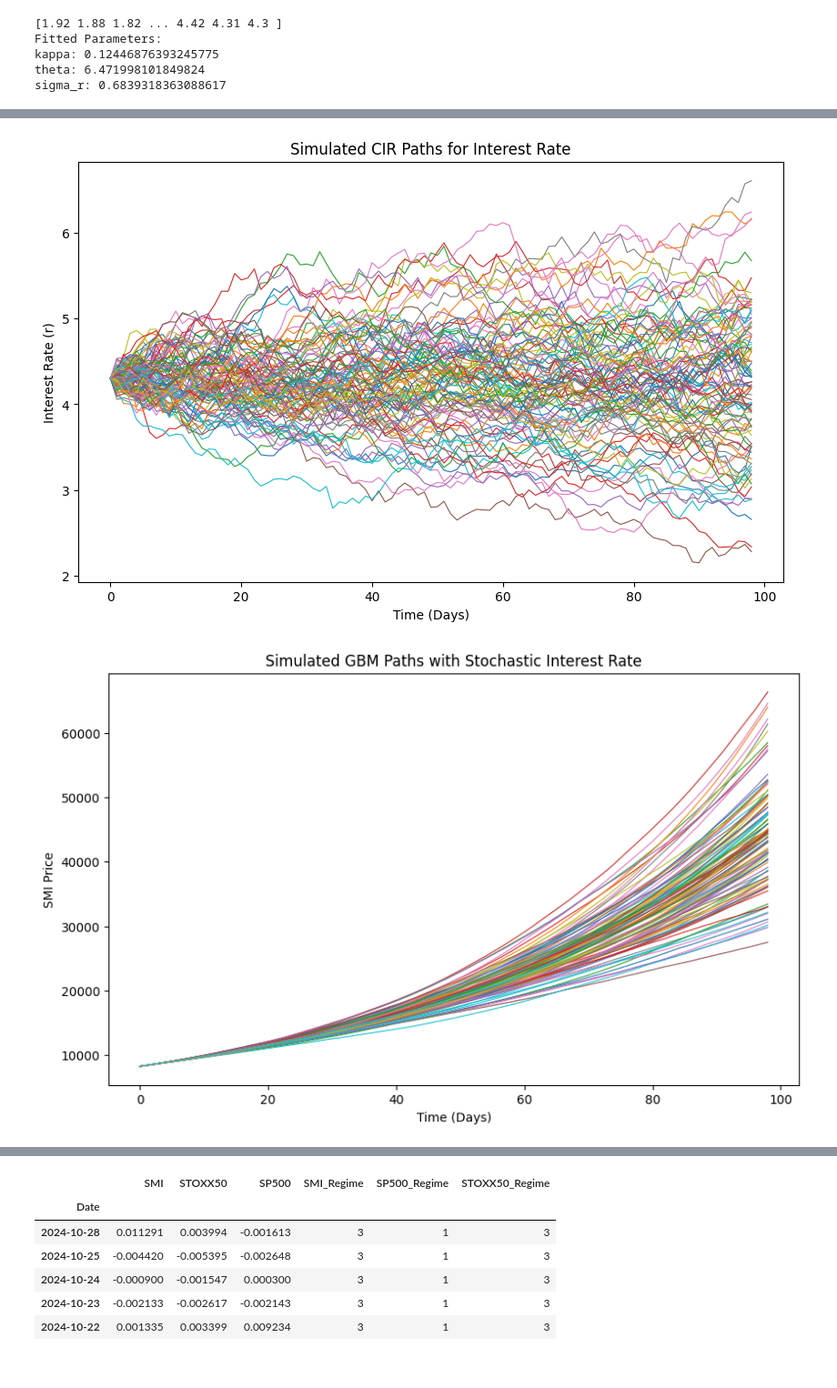
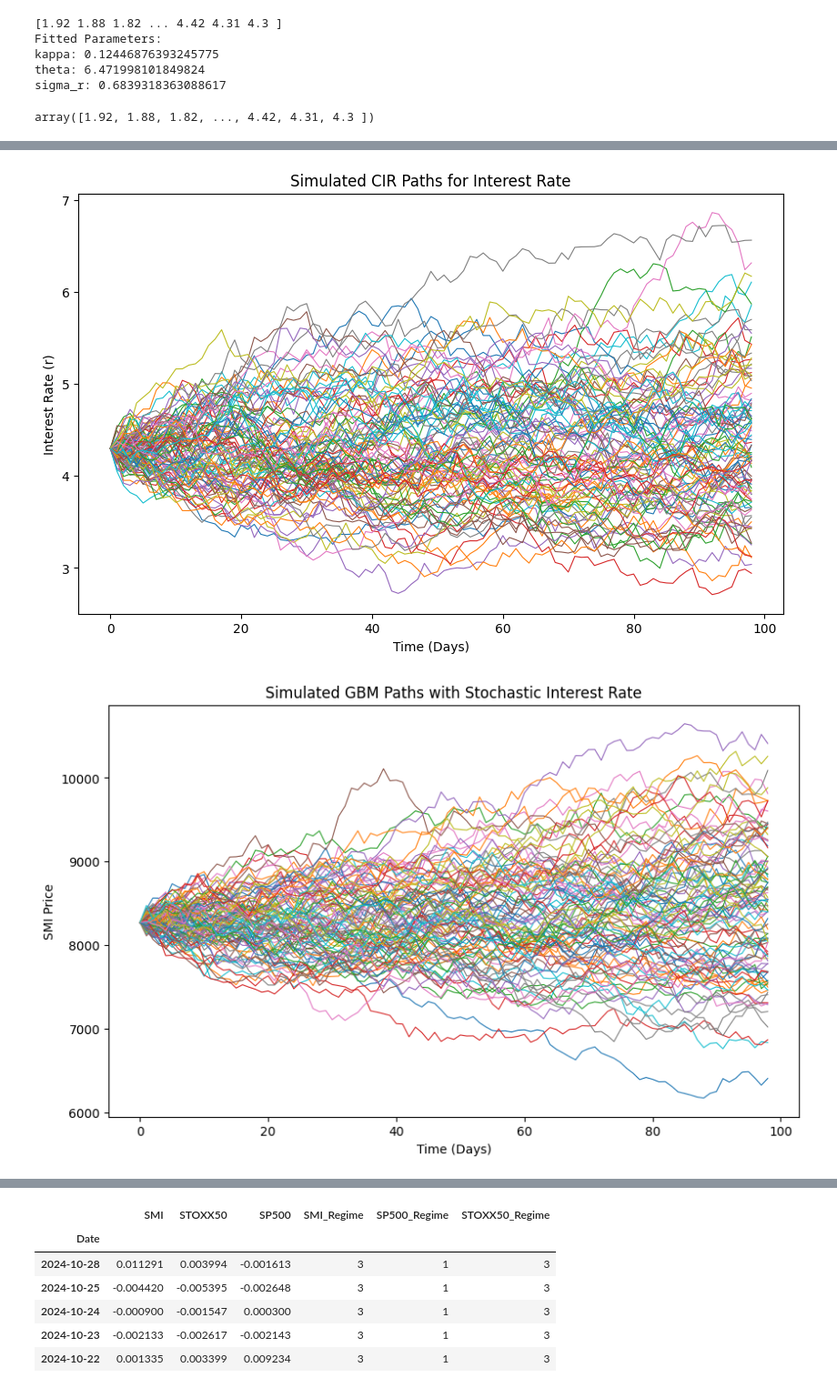
Before and after one commit to lesfgoh/MH4518-Simulation-Techniques, a Jupyter notebook: Code/hd_main_markovCiR.ipynb, the cells around one changed output, grey strips where cells are left out. Shown at 91% size. Saved outputs shown, nothing was run; the diff lists cells and outputs as text; code cells hidden in the pictures.

Commit message:
fixed sigma

```diff
--- a/Code/hd_main_markovCiR.ipynb
+++ b/Code/hd_main_markovCiR.ipynb
@@ -175,6 +190,10 @@ Fitted Parameters:
 kappa: 0.12446876393245775
 theta: 6.471998101849824
 sigma_r: 0.6839318363088617
+# %%
+r
+# %% [output]
+array([1.92, 1.88, 1.82, ..., 4.42, 4.31, 4.3 ])
 # %%
 date = '2024-08-01'
 n_simulations = 100
@@ -186,7 +205,7 @@ for index in ['SMI', 'STOXX50', 'SP500']:
     mean_return = returns[index].mean()
     variance = returns[index].var()
     mu[index] = mean_return
-    sigma[index] = np.sqrt(variance)
+    sigma[index] = np.sqrt(variance)*np.sqrt(252)
 print(sigma)
 
 corr_matrix = returns.corr()
@@ -225,8 +244,8 @@ for i in range(1, n_timesteps + 1):
     r_paths[i] = np.maximum(r_t_prev + dr, 0)
 
     for idx, index in enumerate(['SMI', 'STOXX50', 'SP500']):
-        drift_term = (r_paths[i] - 0.5 * sigma[index] ** 2) * dt
-        #drift_term = (np.log(1+r_paths[i]*0.01) - 0.5 * sigma[index] ** 2) * dt
+        #drift_term = (r_paths[i] - 0.5 * sigma[index] ** 2) * dt
+        drift_term = (np.log(1+r_paths[i]*0.01) - 0.5 * sigma[index] ** 2) * dt
         diffusion_term = sigma[index] * np.sqrt(dt) * Z_correlated[i - 1, :, idx]
         price_paths[index][i] = price_paths[index][i - 1] * np.exp(drift_term + diffusion_term)
 
@@ -253,21 +272,21 @@ plt.show()
 {'SMI': array([[8270.46, 8270.46, 8270.46, ..., 8270.46, 8270.46, 8270.46],
        [   0.  ,    0.  ,    0.  , ...,    0.  ,    0.  ,    0.  ],
        [   0.  ,    0.  ,    0.  , ...,    0.  ,    0.  ,    0.  ],
        ...,
        [   0.  ,    0.  ,    0.  , ...,    0.  ,    0.  ,    0.  ],
        [   0.  ,    0.  ,    0.  , ...,    0.  ,    0.  ,    0.  ],
        [   0.  ,    0.  ,    0.  , ...,    0.  ,    0.  ,    0.  ]]), 'STOXX50': array([[3074.43, 3074.43, 3074.43, ..., 3074.43, 3074.43, 3074.43],
        [   0.  ,    0.  ,    0.  , ...,    0.  ,    0.  ,    0.  ],
        [   0.  ,    0.  ,    0.  , ...,    0.  ,    0.  ,    0.  ],
        ...,
        [   0.  ,    0.  ,    0.  , ...,    0.  ,    0.  ,    0.  ],
 ... (11 lines left out)
  ...
  [0.  0.  0.  ... 0.  0.  0. ]
  [0.  0.  0.  ... 0.  0.  0. ]
  [0.  0.  0.  ... 0.  0.  0. ]]
-[figure, old version]
+[figure, new version]
-[figure, old version]
+[figure, new version]
 # %%
 import pandas as pd
 
```
Also changed, not shown: parts of 2 cells of this notebook.
